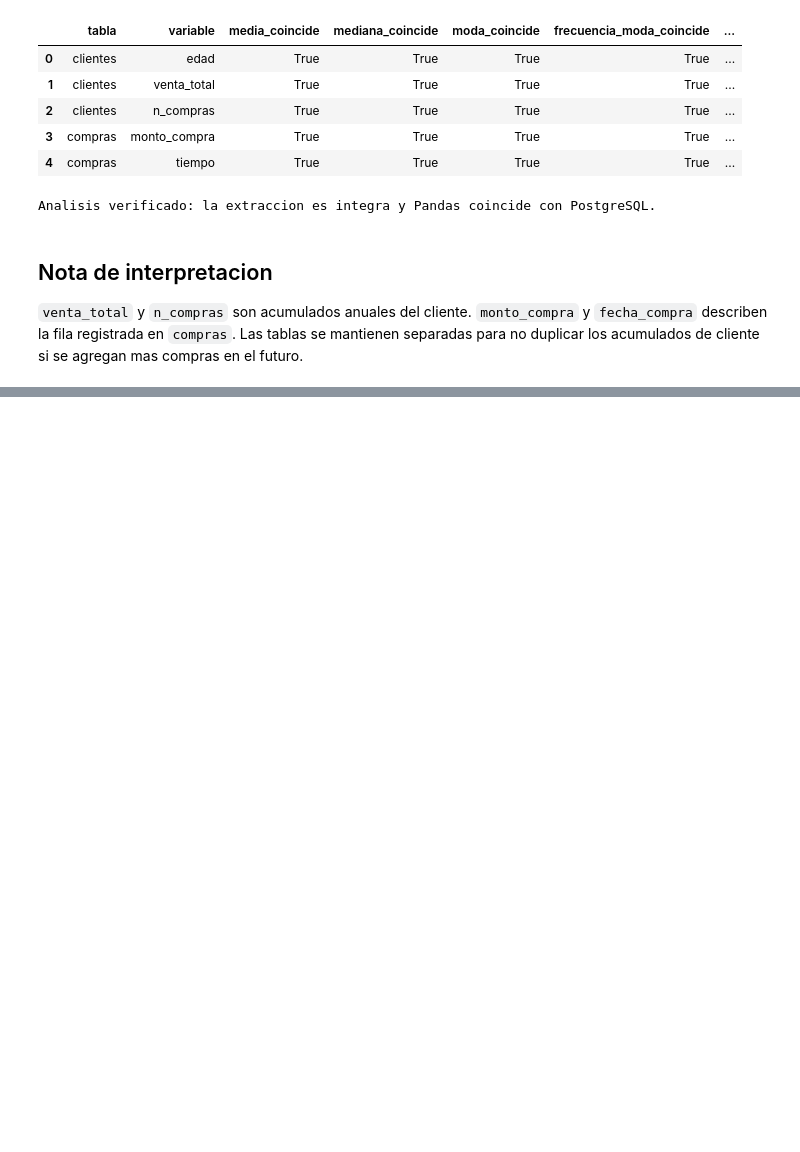
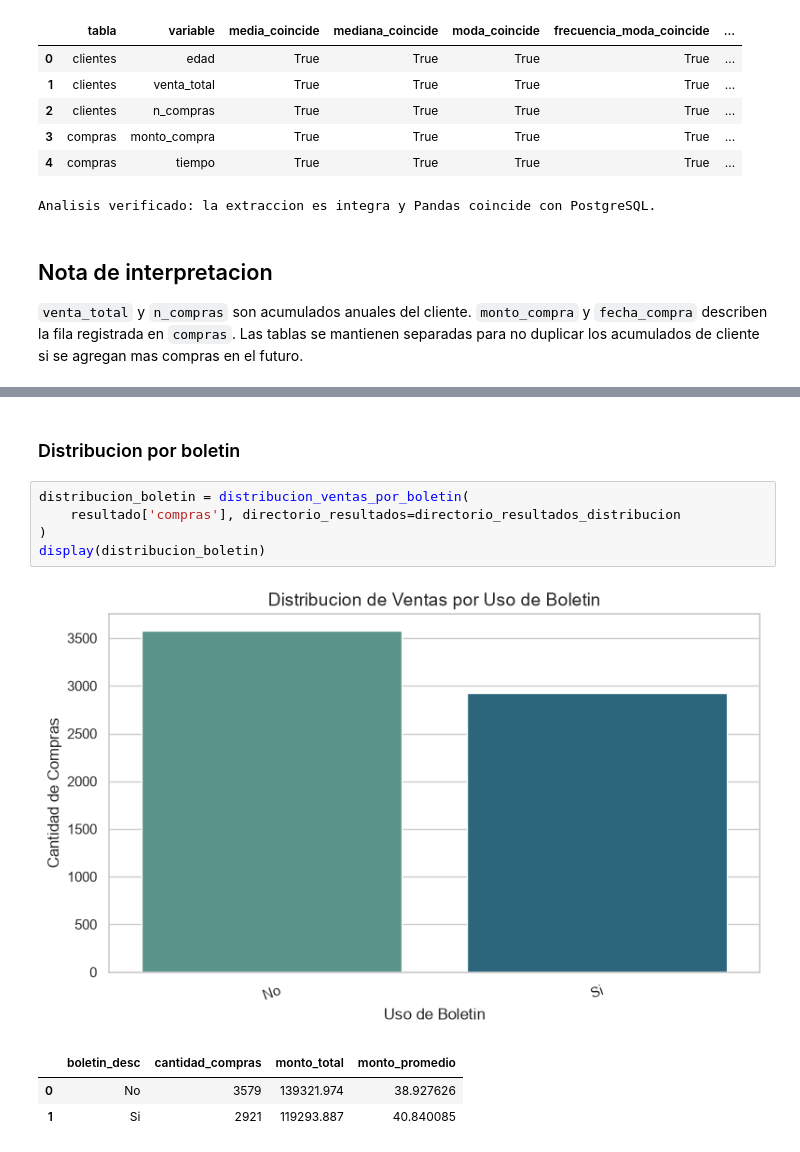
Before and after one commit to AngelMendoz/SOG2-2S26_grupo8, a Jupyter notebook: Practica_1/02-Analisis-exploratorio/analisis_exploratorio.ipynb, the cells around one changed output, grey strips where cells are left out. Drawn from its saved outputs; the diff is of its cells as text; blank space fills up the shorter version.

```diff
--- a/Practica_1/02-Analisis-exploratorio/analisis_exploratorio.ipynb
+++ b/Practica_1/02-Analisis-exploratorio/analisis_exploratorio.ipynb
@@ -175,0 +242,12 @@ Analisis verificado: la extraccion es integra y Pandas coincide con PostgreSQL.
+# %% [markdown]
+### Distribucion por boletin
+# %%
+distribucion_boletin = distribucion_ventas_por_boletin(
+    resultado['compras'], directorio_resultados=directorio_resultados_distribucion
+)
+display(distribucion_boletin)
+# %% [output]
+[figure, added]
+|  | boletin_desc | cantidad_compras | monto_total | monto_promedio |
+| 0 | No | 3579 | 139321.974 | 38.927626 |
+| 1 | Si | 2921 | 119293.887 | 40.840085 |
```
Also changed, not shown: parts of 11 cells of this notebook, 11 other files.
